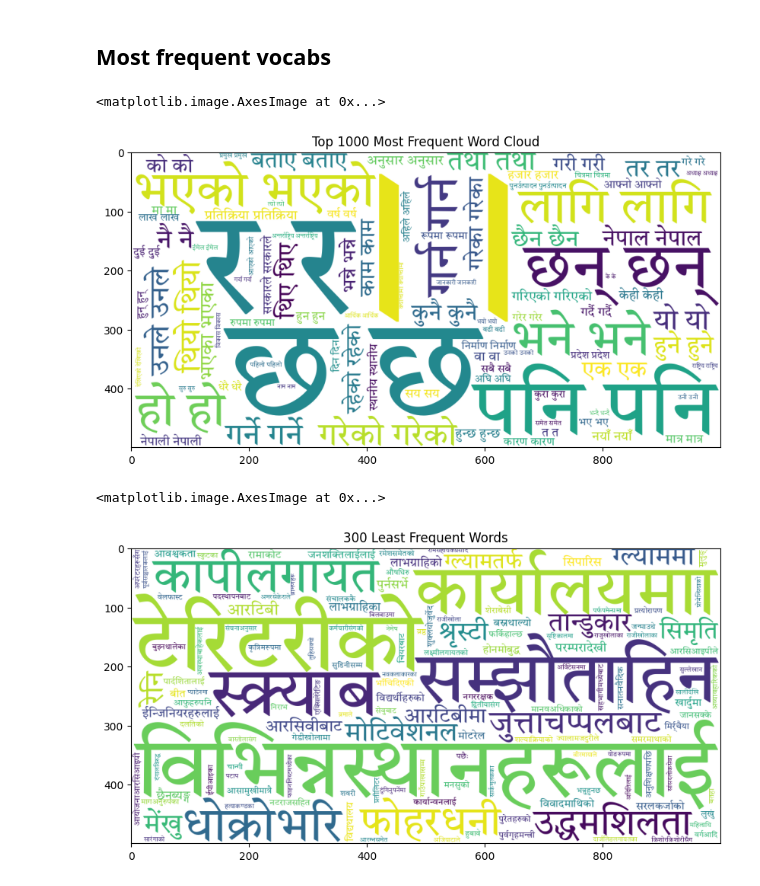
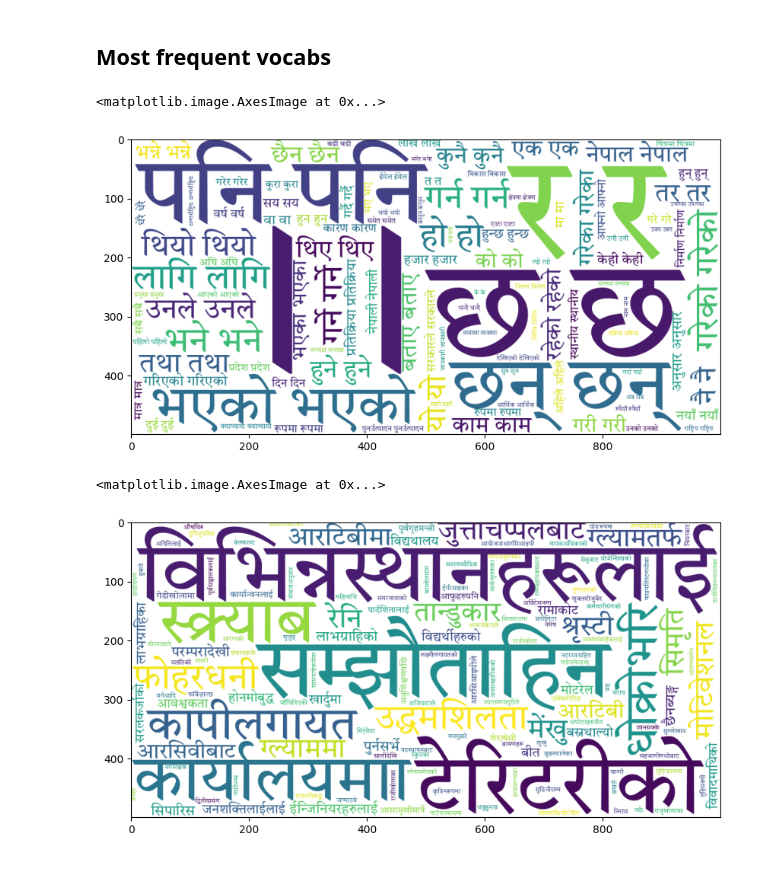
Before and after one commit to NishantLuitel/Nepali-Spell-Checker, a Jupyter notebook: data_analysis/ieee_data_analysis.ipynb, the cells around one changed output. Saved outputs shown, nothing was run; the diff lists cells and outputs as text; code cells hidden in the pictures.

```diff
--- a/data_analysis/ieee_data_analysis.ipynb
+++ b/data_analysis/ieee_data_analysis.ipynb
@@ -191,26 +188,24 @@ for word, frequency in top_words:
 font1 = "TiroDevanagariHindi-Regular.ttf"
 wordcloud1 = WordCloud(width = 1000, height = 500, background_color = "white", min_font_size = 10, regexp=r"[\u0900-\u097F]+", font_path = font1).generate(corpus)
 plt.figure(figsize=(10, 8))
-plt.title("Top 1000 Most Frequent Word Cloud")
 plt.imshow(wordcloud1)
 # %% [output]
 <matplotlib.image.AxesImage at 0x...>
-[figure, old version]
+[figure, new version]
 # %%
 top_words = word_freq.most_common()[:-301:-1]
 
 # Print the top 100 words with their frequencies
 corpus = ''
 for word, frequency in top_words:
     normalized_freq = frequency
     tmp_word = word + " "
     corpus += tmp_word * normalized_freq
 
 font1 = "TiroDevanagariHindi-Regular.ttf"
 wordcloud1 = WordCloud(width = 1000, height = 500, background_color = "white", min_font_size = 10, regexp=r"[\u0900-\u097F]+", font_path = font1).generate(corpus)
 plt.figure(figsize=(10, 8))
-plt.title("300 Least Frequent Words")
 plt.imshow(wordcloud1)
 # %% [output]
 <matplotlib.image.AxesImage at 0x...>
-[figure, old version]
+[figure, new version]
```
Also changed, not shown: parts of 4 cells of this notebook, 1 other file.
